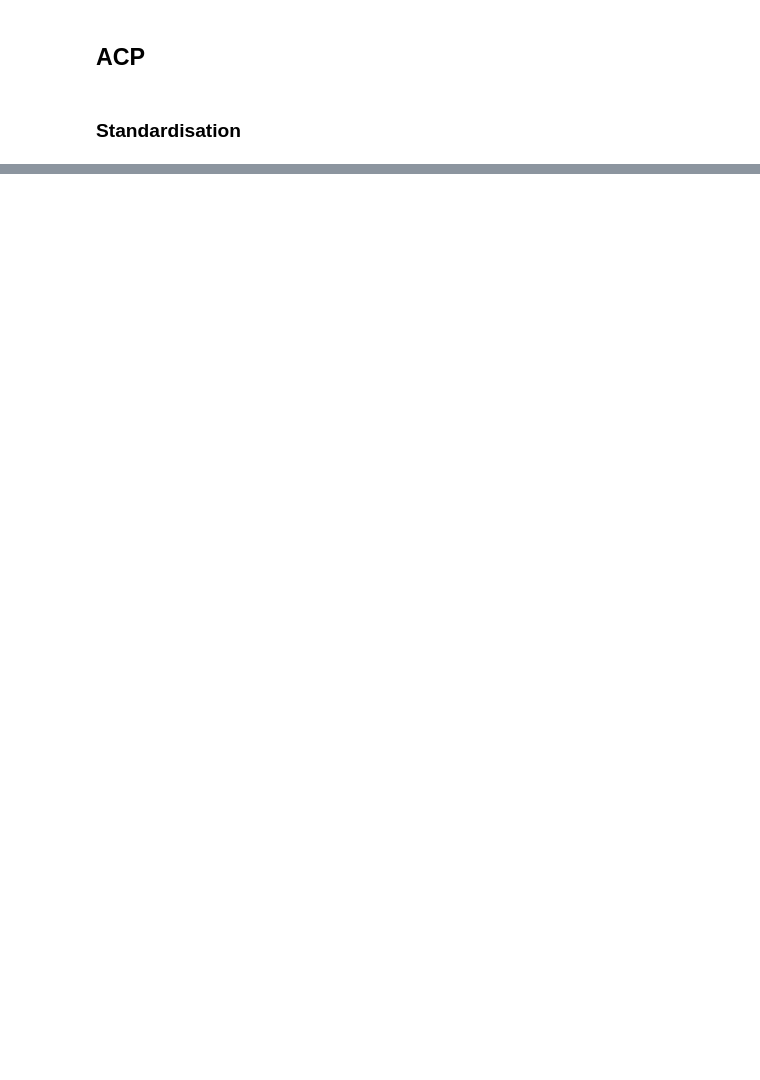
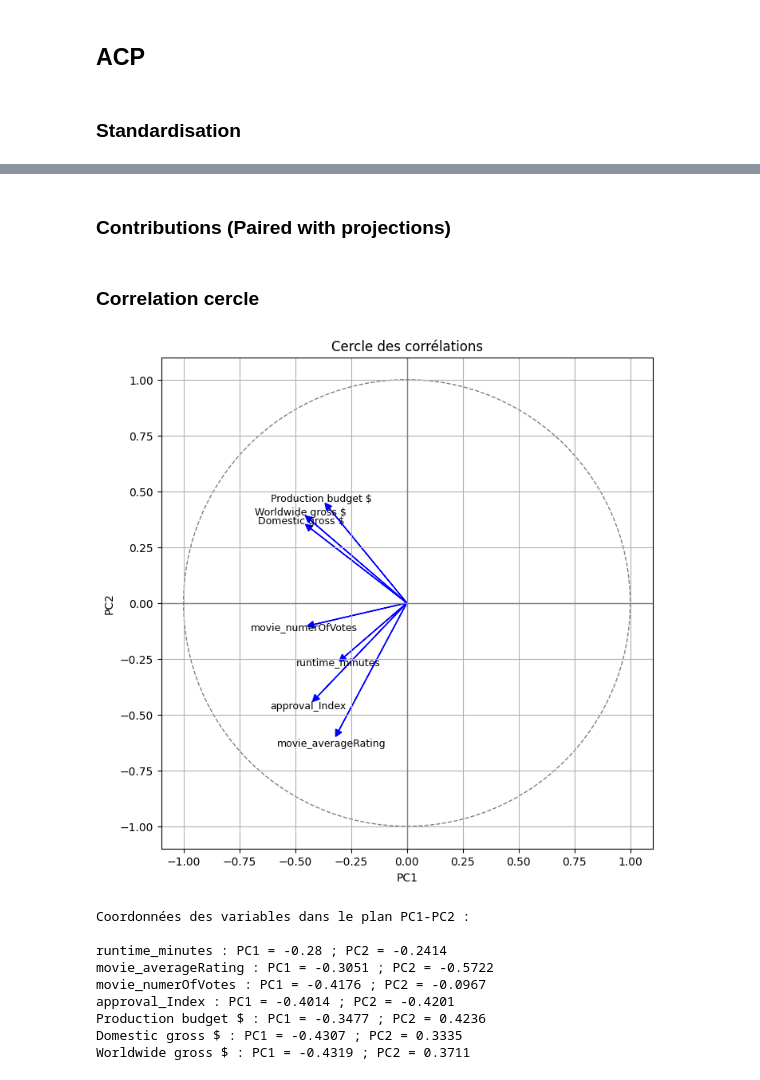
Before and after one commit to salhi-mohamed/CinemaLab, a Jupyter notebook: Untitled-1.ipynb, the cells around one changed output, grey strips where cells are left out. Drawn from its saved outputs; the diff is of its cells as text; code cells hidden in the pictures; blank space fills up the shorter version.

```diff
--- a/Untitled-1.ipynb
+++ b/Untitled-1.ipynb
@@ -326,0 +397,2 @@ eigenvalues_df
+# %% [markdown]
+### Contributions (Paired with projections)
@@ -326,0 +450,61 @@ eigenvalues_df
+# %% [markdown]
+### Correlation cercle
+# %%
+from matplotlib.patches import Circle
+
+# 1. Récupérer les deux premières composantes (vecteurs propres)
+PCs = eigenvectors_sorted[:, :2]  # chaque ligne correspond à une variable
+
+# 2. Créer un DataFrame pour contenir les coordonnées des variables dans le plan
+correlation_circle_df = pd.DataFrame(
+    PCs,
+    index=quantitative_cols,  # noms des variables
+    columns=['PC1', 'PC2']
+)
+
+# 3. Tracer le cercle des corrélations
+plt.figure(figsize=(8, 8))
+ax = plt.gca()
+
+# Cercle unité
+circle = Circle((0, 0), 1, facecolor='none', edgecolor='gray', linestyle='--')
+ax.add_patch(circle)
+
+# Axes
+plt.axhline(0, color='gray', lw=1)
+plt.axvline(0, color='gray', lw=1)
+
+# Flèches pour chaque variable
+for var in correlation_circle_df.index:
+    x = correlation_circle_df.loc[var, 'PC1']
+    y = correlation_circle_df.loc[var, 'PC2']
+    plt.arrow(0, 0, x, y, head_width=0.03, head_length=0.03, fc='blue', ec='blue')
+    plt.text(x * 1.1, y * 1.1, var, fontsize=9, ha='center', va='center')
+
+# Style
+plt.xlim(-1.1, 1.1)
+plt.ylim(-1.1, 1.1)
+plt.xlabel('PC1')
+plt.ylabel('PC2')
+plt.title("Cercle des corrélations")
+plt.grid(True)
+plt.gca().set_aspect('equal')
+plt.show()
+# Affichage des coordonnées des variables dans le nouveau plan (cercle des corrélations)
+print("Coordonnées des variables dans le plan PC1-PC2 :\n")
+
+for var in correlation_circle_df.index:
+    x = correlation_circle_df.loc[var, 'PC1']
+    y = correlation_circle_df.loc[var, 'PC2']
+    print(f"{var} : PC1 = {round(x, 4)} ; PC2 = {round(y, 4)}")
+# %% [output]
+[figure, added]
+Coordonnées des variables dans le plan PC1-PC2 :
+
+runtime_minutes : PC1 = -0.28 ; PC2 = -0.2414
+movie_averageRating : PC1 = -0.3051 ; PC2 = -0.5722
+movie_numerOfVotes : PC1 = -0.4176 ; PC2 = -0.0967
+approval_Index : PC1 = -0.4014 ; PC2 = -0.4201
+Production budget $ : PC1 = -0.3477 ; PC2 = 0.4236
+Domestic gross $ : PC1 = -0.4307 ; PC2 = 0.3335
+Worldwide gross $ : PC1 = -0.4319 ; PC2 = 0.3711
```
Also changed, not shown: parts of 8 cells of this notebook.
